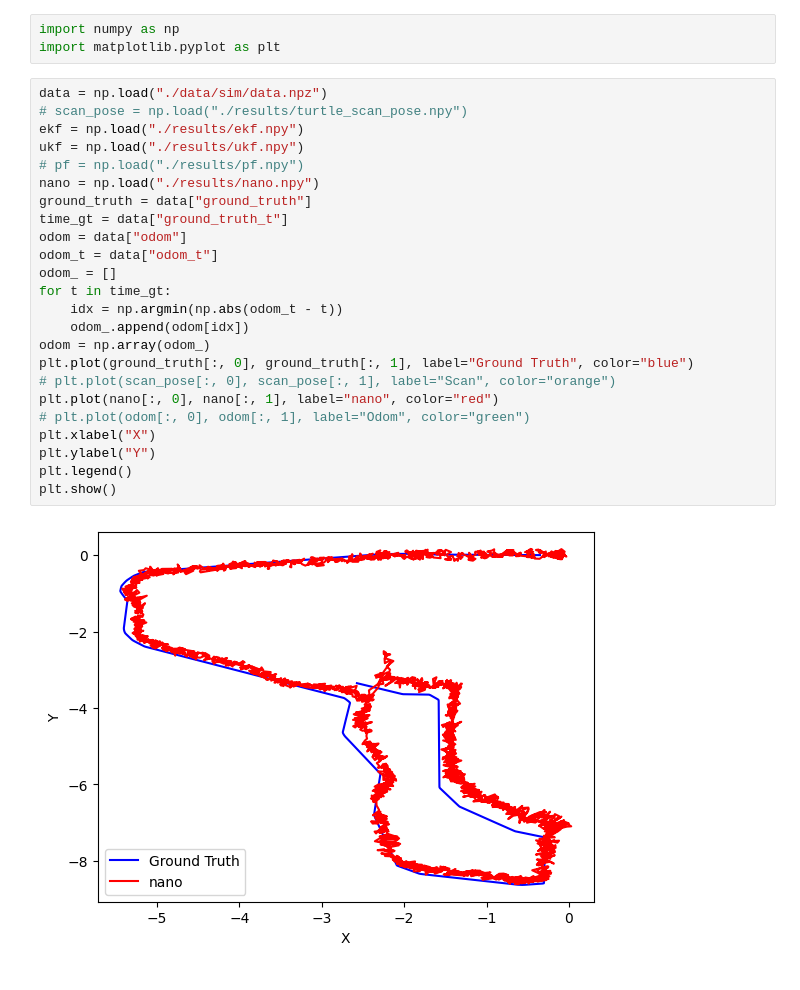
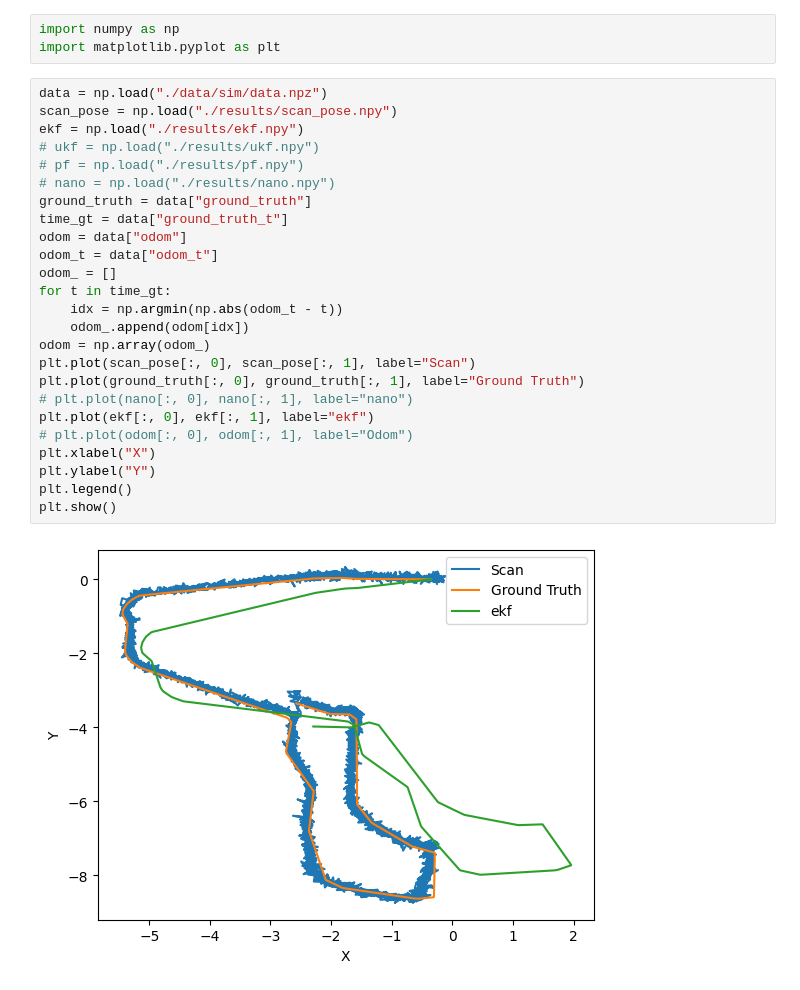
Before and after one commit to Horizonll/Loc-NANO, a Jupyter notebook: a.ipynb, the cells around one changed output. Saved outputs shown, nothing was run; the diff lists cells and outputs as text.

```diff
--- a/a.ipynb
+++ b/a.ipynb
@@ -3,30 +3,31 @@ import numpy as np
 import matplotlib.pyplot as plt
 # %%
 data = np.load("./data/sim/data.npz")
-# scan_pose = np.load("./results/turtle_scan_pose.npy")
+scan_pose = np.load("./results/scan_pose.npy")
 ekf = np.load("./results/ekf.npy")
-ukf = np.load("./results/ukf.npy")
+# ukf = np.load("./results/ukf.npy")
 # pf = np.load("./results/pf.npy")
-nano = np.load("./results/nano.npy")
+# nano = np.load("./results/nano.npy")
 ground_truth = data["ground_truth"]
 time_gt = data["ground_truth_t"]
 odom = data["odom"]
 odom_t = data["odom_t"]
 odom_ = []
 for t in time_gt:
     idx = np.argmin(np.abs(odom_t - t))
     odom_.append(odom[idx])
 odom = np.array(odom_)
-plt.plot(ground_truth[:, 0], ground_truth[:, 1], label="Ground Truth", color="blue")
-# plt.plot(scan_pose[:, 0], scan_pose[:, 1], label="Scan", color="orange")
-plt.plot(nano[:, 0], nano[:, 1], label="nano", color="red")
-# plt.plot(odom[:, 0], odom[:, 1], label="Odom", color="green")
+plt.plot(scan_pose[:, 0], scan_pose[:, 1], label="Scan")
+plt.plot(ground_truth[:, 0], ground_truth[:, 1], label="Ground Truth")
+# plt.plot(nano[:, 0], nano[:, 1], label="nano")
+plt.plot(ekf[:, 0], ekf[:, 1], label="ekf")
+# plt.plot(odom[:, 0], odom[:, 1], label="Odom")
 plt.xlabel("X")
 plt.ylabel("Y")
 plt.legend()
 plt.show()
 # %% [output]
-[figure, old version]
+[figure, new version]
 # %%
 ekf = np.linalg.norm(ground_truth[:-1][:, :2] - ekf[:, :2], axis=1)
 nano = np.linalg.norm(ground_truth[:-1][:, :2] - nano[:, :2], axis=1)
```
Also changed, not shown: parts of 1 cell of this notebook, 3 other files.
